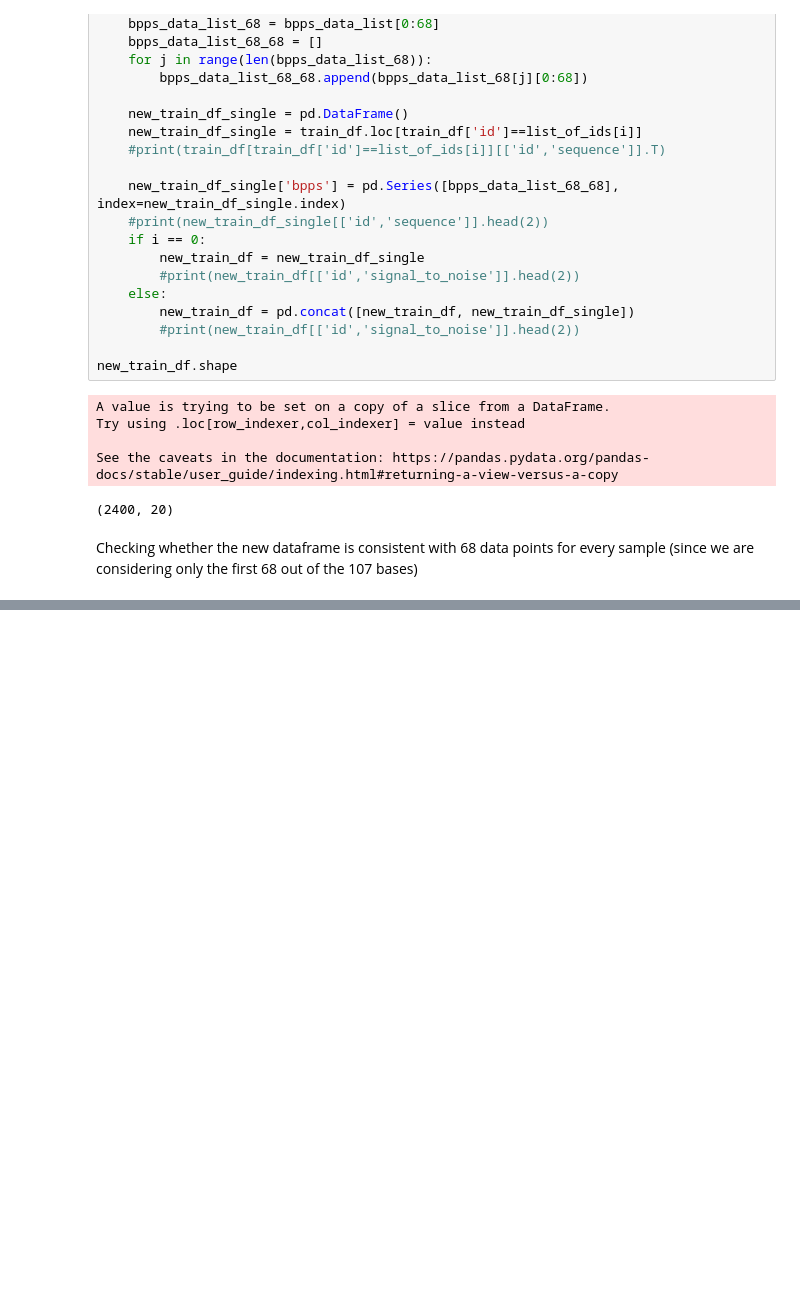
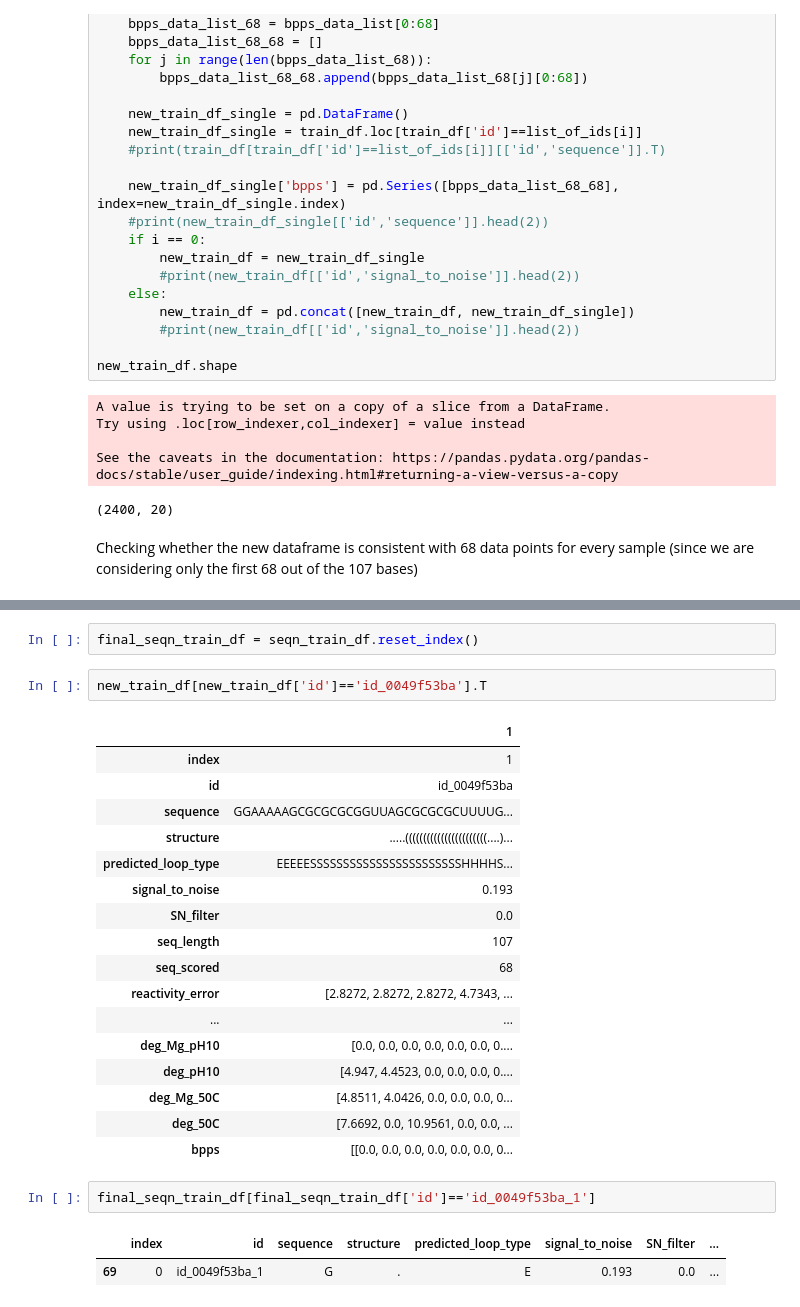
Before and after one commit to sumaniitm/kaggle-mRNA-feature-engineering, a Jupyter notebook: notebook-covid19-mrna.ipynb, the cells around one changed output, grey strips where cells are left out. Cells and saved outputs as stored; diff of their text form; blank space fills up the shorter version.

```diff
--- a/notebook-covid19-mrna.ipynb
+++ b/notebook-covid19-mrna.ipynb
@@ -149,0 +239,27 @@ new_train_df[['id','signal_to_noise','bpps']].head(2).T
+# %%
+final_seqn_train_df = seqn_train_df.reset_index()
+# %%
+new_train_df[new_train_df['id']=='id_0049f53ba'].T
+# %% [output]
+|  | 1 |
+| index | 1 |
+| id | id_0049f53ba |
+| sequence | GGAAAAAGCGCGCGCGGUUAGCGCGCGCUUUUG... |
+| structure | .....(((((((((((((((((((((((....)... |
+| predicted_loop_type | EEEEESSSSSSSSSSSSSSSSSSSSSSSHHHHS... |
+| signal_to_noise | 0.193 |
+| SN_filter | 0.0 |
+| seq_length | 107 |
+| seq_scored | 68 |
+| reactivity_error | [2.8272, 2.8272, 2.8272, 4.7343, ... |
+| ... | ... |
+| deg_Mg_pH10 | [0.0, 0.0, 0.0, 0.0, 0.0, 0.0, 0.... |
+| deg_pH10 | [4.947, 4.4523, 0.0, 0.0, 0.0, 0.... |
+| deg_Mg_50C | [4.8511, 4.0426, 0.0, 0.0, 0.0, 0... |
+| deg_50C | [7.6692, 0.0, 10.9561, 0.0, 0.0, ... |
+| bpps | [[0.0, 0.0, 0.0, 0.0, 0.0, 0.0, 0... |
+# %%
+final_seqn_train_df[final_seqn_train_df['id']=='id_0049f53ba_1']
+# %% [output]
+|  | index | id | sequence | structure | predicted_loop_type | signal_to_noise | SN_filter | ... |
+| 69 | 0 | id_0049f53ba_1 | G | . | E | 0.193 | 0.0 | ... |
```
Also changed, not shown: parts of 8 cells of this notebook.
